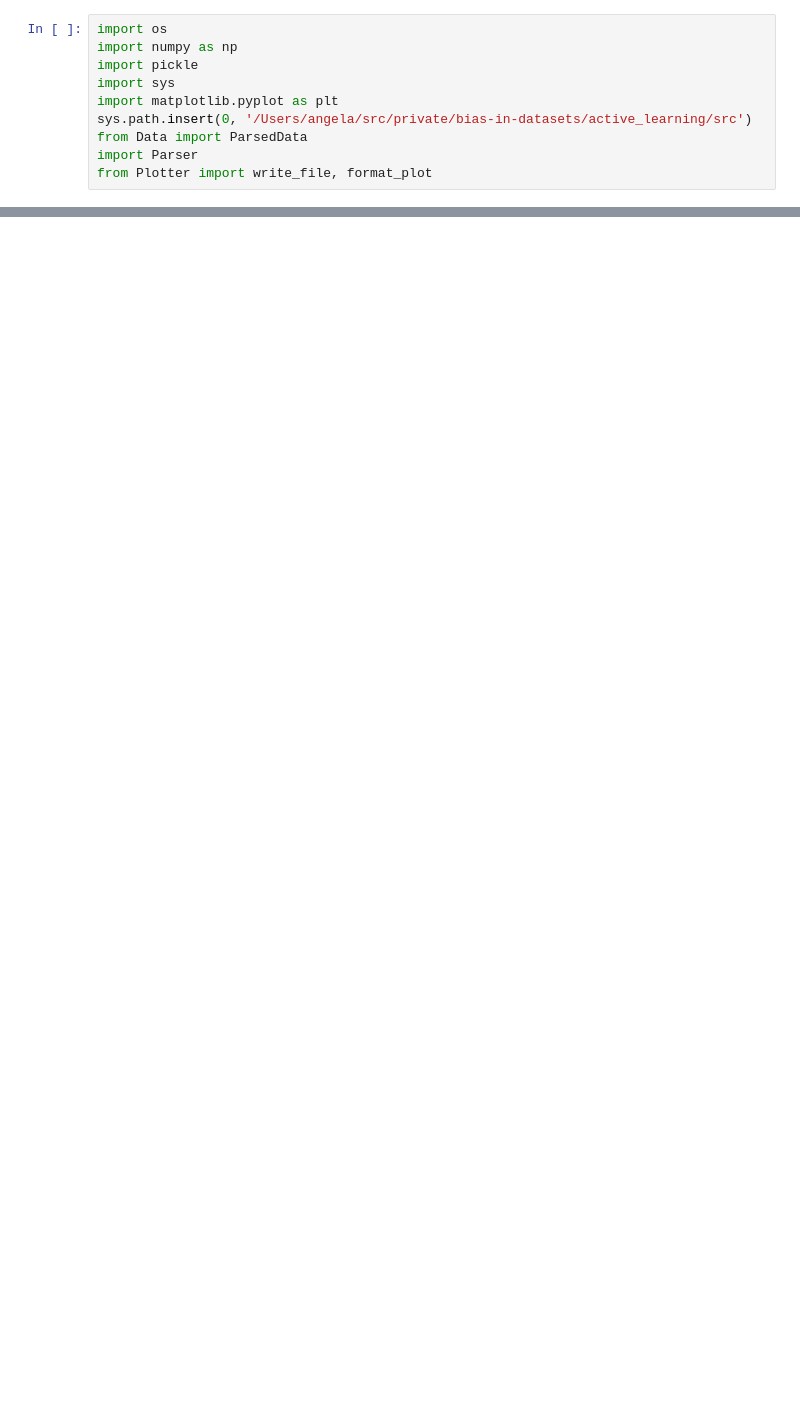
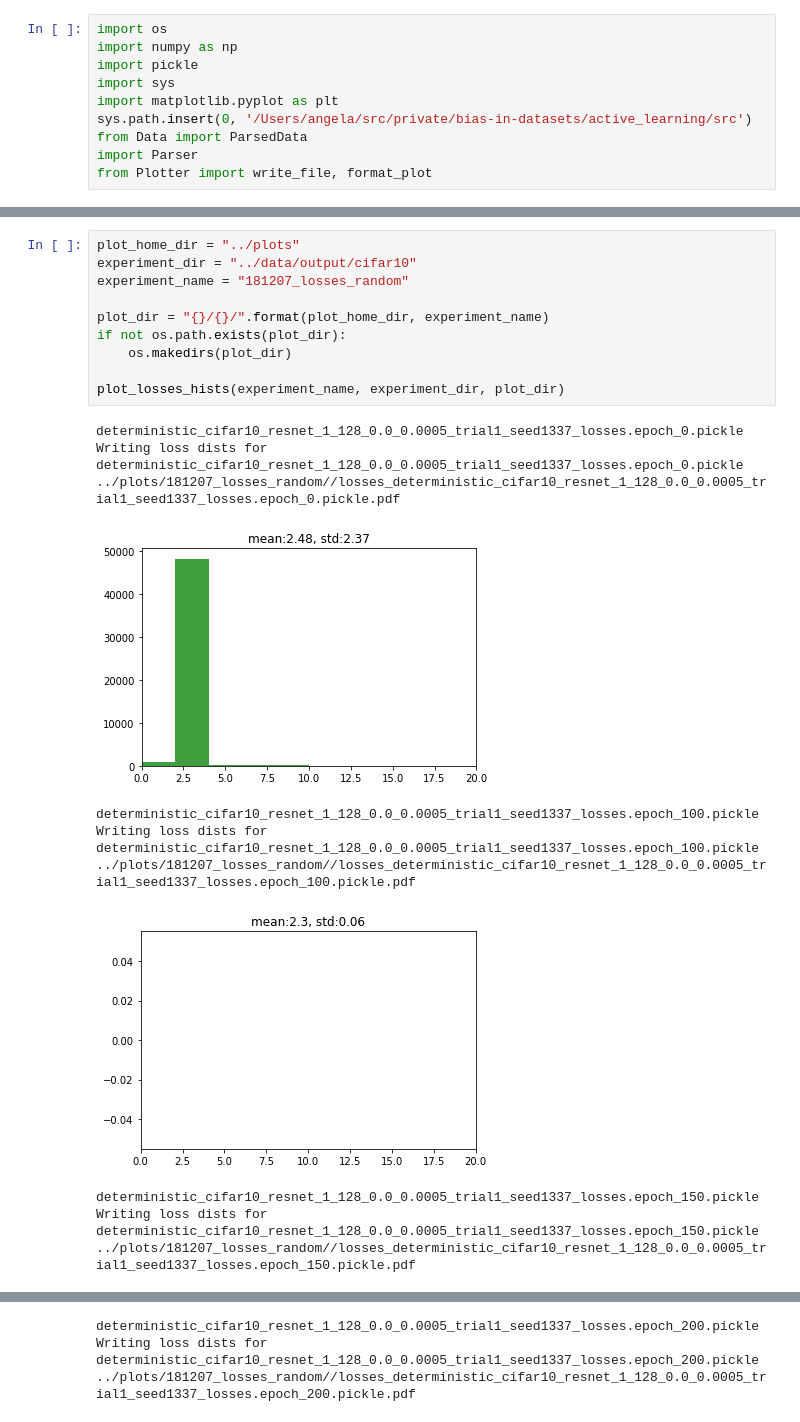
Before and after one commit to angelajiang/bias-in-datasets, a Jupyter notebook: active_learning/ipython/Selectivity Experiments.ipynb, the cells around one changed output, grey strips where cells are left out. Saved outputs shown, nothing was run; the diff lists cells and outputs as text; blank space fills up the shorter version.

```diff
--- a/active_learning/ipython/Selectivity Experiments.ipynb
+++ b/active_learning/ipython/Selectivity Experiments.ipynb
@@ -106,0 +146,22 @@ Writing loss dists for deterministic_cifar10_resnet_1_128_0.0_0.0005_trial1_seed
+# %%
+plot_home_dir = "../plots"
+experiment_dir = "../data/output/cifar10"
+experiment_name = "181207_losses_random"
+
+plot_dir = "{}/{}/".format(plot_home_dir, experiment_name)
+if not os.path.exists(plot_dir):
+    os.makedirs(plot_dir)
+
+plot_losses_hists(experiment_name, experiment_dir, plot_dir)
+# %% [output]
+deterministic_cifar10_resnet_1_128_0.0_0.0005_trial1_seed1337_losses.epoch_0.pickle
+Writing loss dists for deterministic_cifar10_resnet_1_128_0.0_0.0005_trial1_seed1337_losses.epoch_0.pickle
+../plots/181207_losses_random//losses_deterministic_cifar10_resnet_1_128_0.0_0.0005_trial1_seed1337_losses.epoch_0.pickle.pdf
+[figure, added]
+deterministic_cifar10_resnet_1_128_0.0_0.0005_trial1_seed1337_losses.epoch_100.pickle
+Writing loss dists for deterministic_cifar10_resnet_1_128_0.0_0.0005_trial1_seed1337_losses.epoch_100.pickle
+../plots/181207_losses_random//losses_deterministic_cifar10_resnet_1_128_0.0_0.0005_trial1_seed1337_losses.epoch_100.pickle.pdf
+[figure, added]
+deterministic_cifar10_resnet_1_128_0.0_0.0005_trial1_seed1337_losses.epoch_150.pickle
+Writing loss dists for deterministic_cifar10_resnet_1_128_0.0_0.0005_trial1_seed1337_losses.epoch_150.pickle
+../plots/181207_losses_random//losses_deterministic_cifar10_resnet_1_128_0.0_0.0005_trial1_seed1337_losses.epoch_150.pickle.pdf
@@ -106,0 +169,3 @@ Writing loss dists for deterministic_cifar10_resnet_1_128_0.0_0.0005_trial1_seed
+deterministic_cifar10_resnet_1_128_0.0_0.0005_trial1_seed1337_losses.epoch_200.pickle
+Writing loss dists for deterministic_cifar10_resnet_1_128_0.0_0.0005_trial1_seed1337_losses.epoch_200.pickle
+../plots/181207_losses_random//losses_deterministic_cifar10_resnet_1_128_0.0_0.0005_trial1_seed1337_losses.epoch_200.pickle.pdf
```
Also changed, not shown: parts of 5 cells of this notebook.
